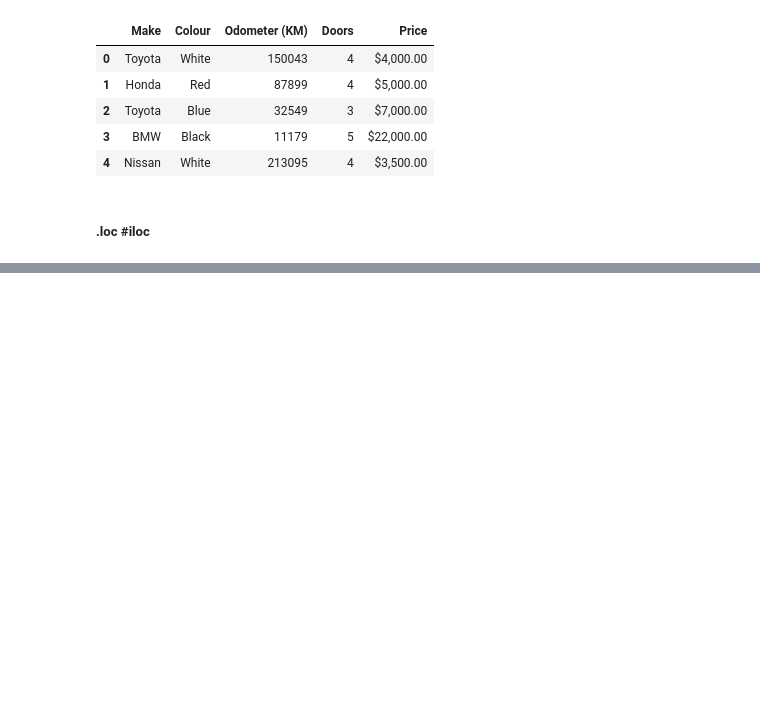
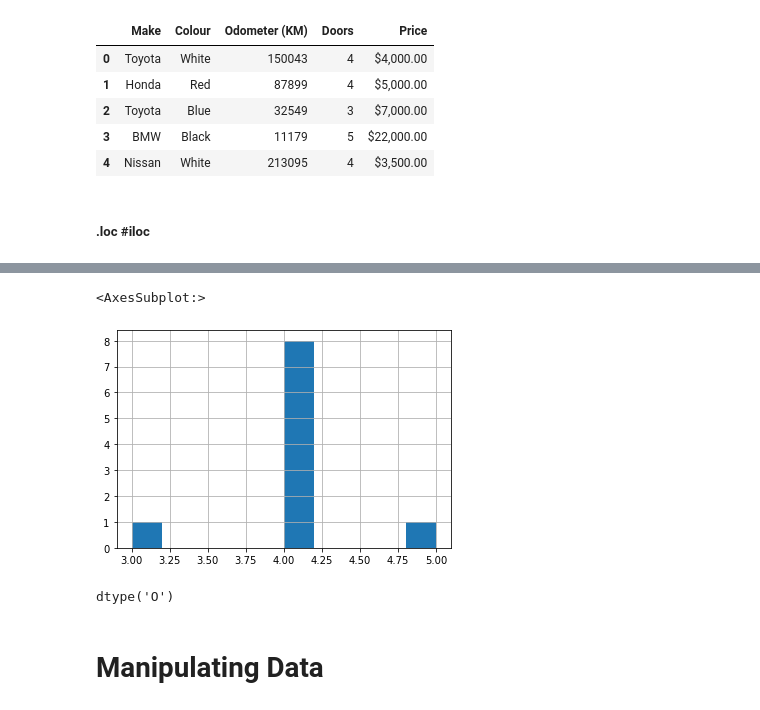
Before and after one commit to za77/data_science, a Jupyter notebook: Learn Pandas.ipynb, the cells around one changed output, grey strips where cells are left out. Drawn from its saved outputs; the diff is of its cells as text; code cells hidden in the pictures; blank space fills up the shorter version.

```diff
--- a/Learn Pandas.ipynb
+++ b/Learn Pandas.ipynb
@@ -93,0 +191,11 @@ df.head()
+# %%
+df.Doors.hist()
+# %% [output]
+<AxesSubplot:>
+[figure, added]
+# %%
+df.Price.dtype
+# %% [output]
+dtype('O')
+# %% [markdown]
+# Manipulating Data
```
Also changed, not shown: parts of 23 cells of this notebook, 10 other files.
